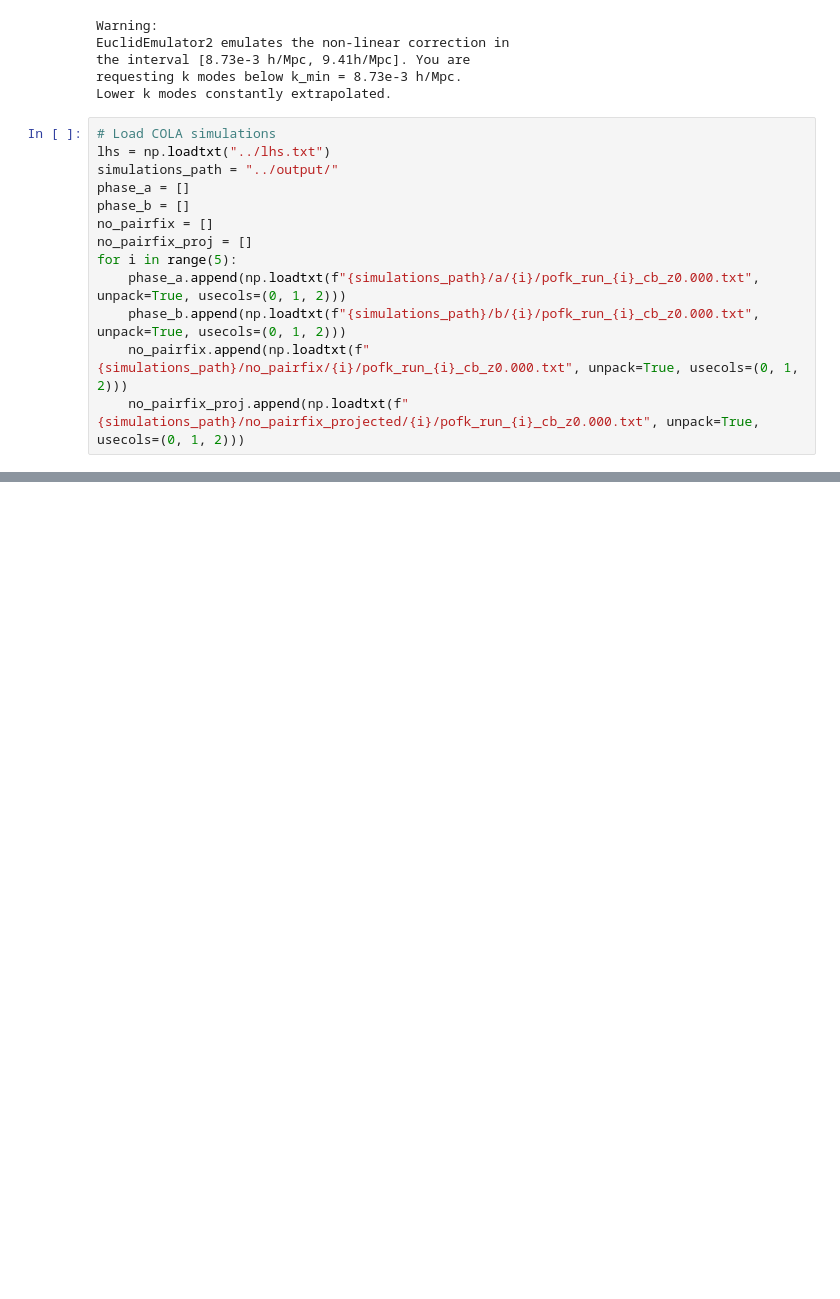
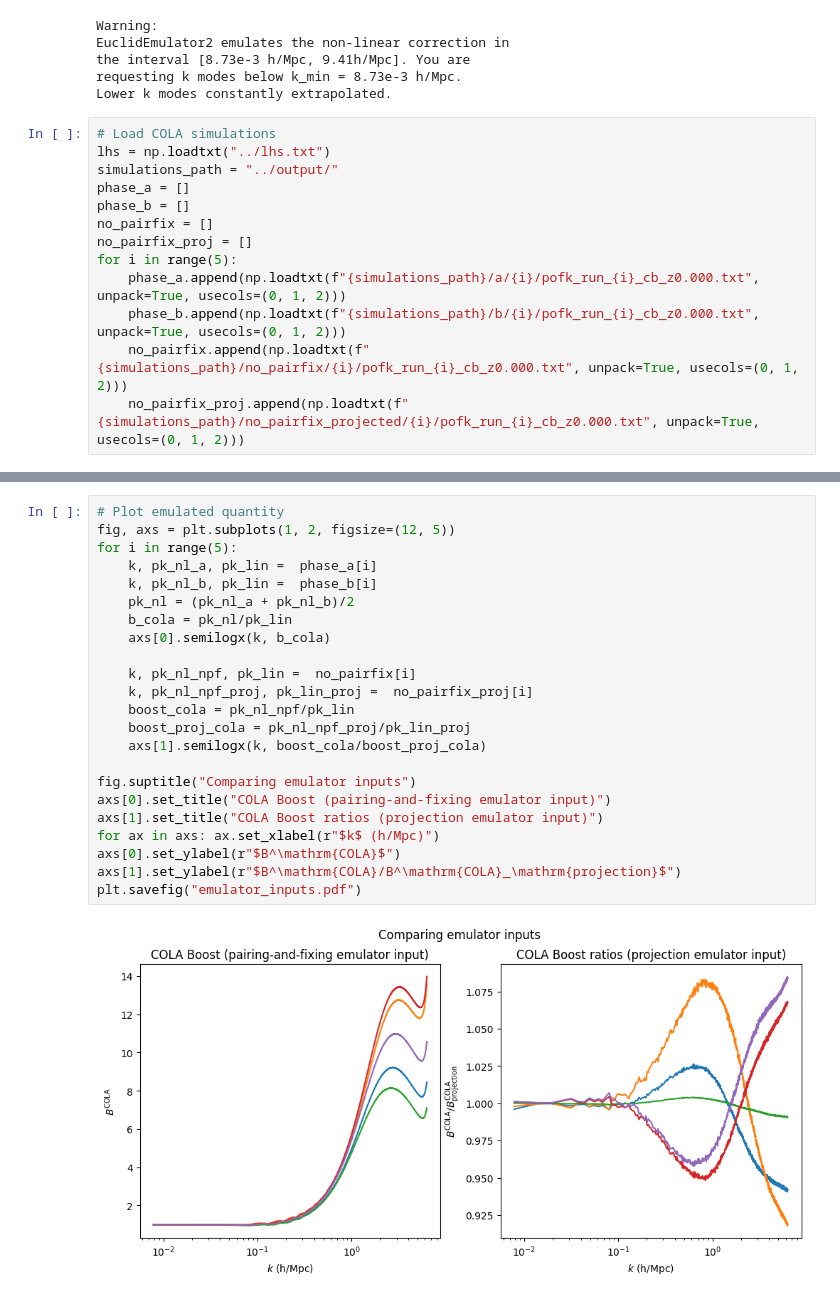
Before and after one commit to SBU-COSMOLIKE/COLA_w0wa, a Jupyter notebook: cola/test_5/analysis/cosmic_variance.ipynb, the cells around one changed output, grey strips where cells are left out. Drawn from its saved outputs; the diff is of its cells as text; blank space fills up the shorter version.

Commit message:
More plots for p+f vs proj comparison

```diff
--- a/cola/test_5/analysis/cosmic_variance.ipynb
+++ b/cola/test_5/analysis/cosmic_variance.ipynb
@@ -144,3 +146,28 @@ the interval [8.73e-3 h/Mpc, 9.41h/Mpc]. You are
 requesting k modes below k_min = 8.73e-3 h/Mpc.
 Lower k modes constantly extrapolated.
 [figure]
+# %%
+# Plot emulated quantity
+fig, axs = plt.subplots(1, 2, figsize=(12, 5))
+for i in range(5):
+    k, pk_nl_a, pk_lin =  phase_a[i]
+    k, pk_nl_b, pk_lin =  phase_b[i]
+    pk_nl = (pk_nl_a + pk_nl_b)/2
+    b_cola = pk_nl/pk_lin
+    axs[0].semilogx(k, b_cola)
+
+    k, pk_nl_npf, pk_lin =  no_pairfix[i]
+    k, pk_nl_npf_proj, pk_lin_proj =  no_pairfix_proj[i]
+    boost_cola = pk_nl_npf/pk_lin
+    boost_proj_cola = pk_nl_npf_proj/pk_lin_proj
+    axs[1].semilogx(k, boost_cola/boost_proj_cola)
+
+fig.suptitle("Comparing emulator inputs")
+axs[0].set_title("COLA Boost (pairing-and-fixing emulator input)")
+axs[1].set_title("COLA Boost ratios (projection emulator input)")
+for ax in axs: ax.set_xlabel(r"$k$ (h/Mpc)")
+axs[0].set_ylabel(r"$B^\mathrm{COLA}$")
+axs[1].set_ylabel(r"$B^\mathrm{COLA}/B^\mathrm{COLA}_\mathrm{projection}$")
+plt.savefig("emulator_inputs.pdf")
+# %% [output]
+[figure, added]
```
Also changed, not shown: parts of 2 cells of this notebook, 1 other file.
